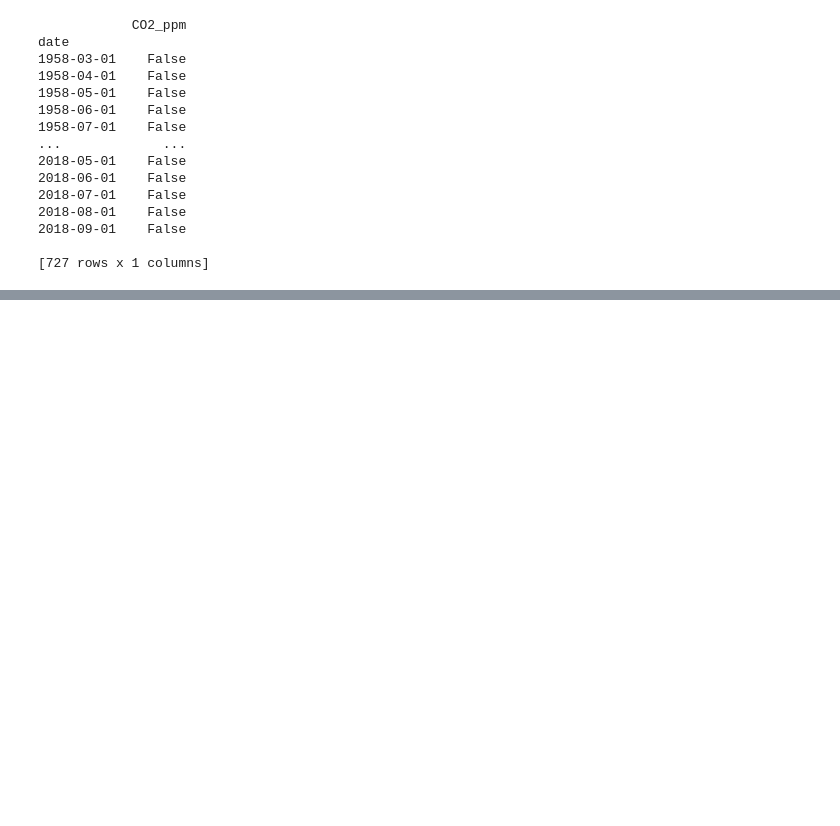
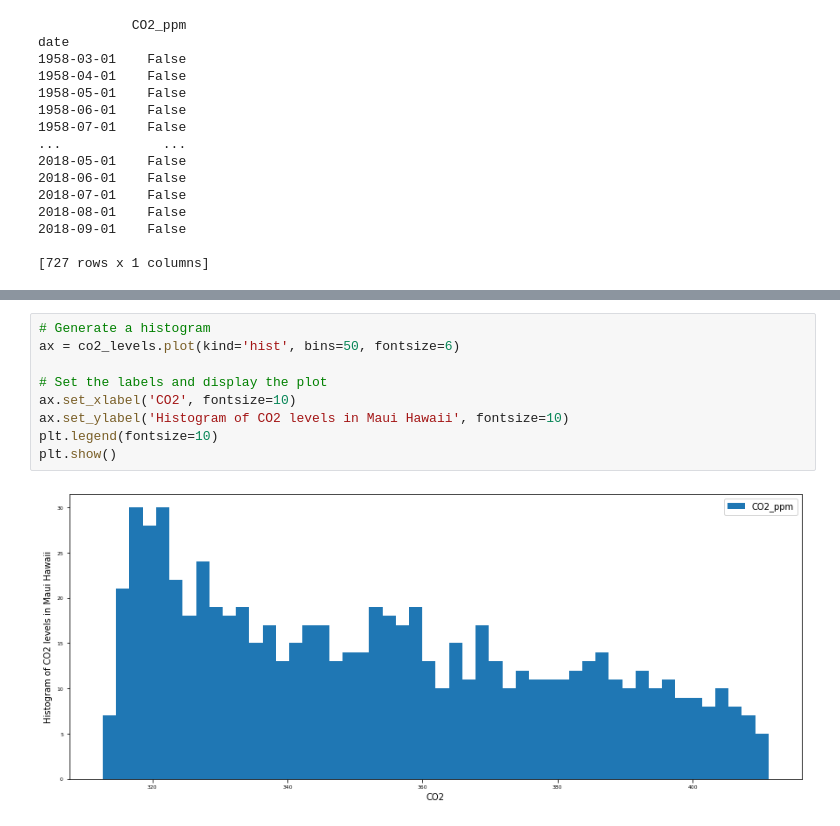
Before and after one commit to naikshubham/Forecasting-using-Python, a Jupyter notebook: Time-Series-Analysis/Visualizing Time Series.ipynb, the cells around one changed output, grey strips where cells are left out. Cells and saved outputs as stored; diff of their text form; blank space fills up the shorter version.

```diff
--- a/Time-Series-Analysis/Visualizing Time Series.ipynb
+++ b/Time-Series-Analysis/Visualizing Time Series.ipynb
@@ -49,0 +110,11 @@ date
+# %%
+# Generate a histogram
+ax = co2_levels.plot(kind='hist', bins=50, fontsize=6)
+
+# Set the labels and display the plot
+ax.set_xlabel('CO2', fontsize=10)
+ax.set_ylabel('Histogram of CO2 levels in Maui Hawaii', fontsize=10)
+plt.legend(fontsize=10)
+plt.show()
+# %% [output]
+[figure, added]
```
Also changed, not shown: parts of 11 cells of this notebook.
